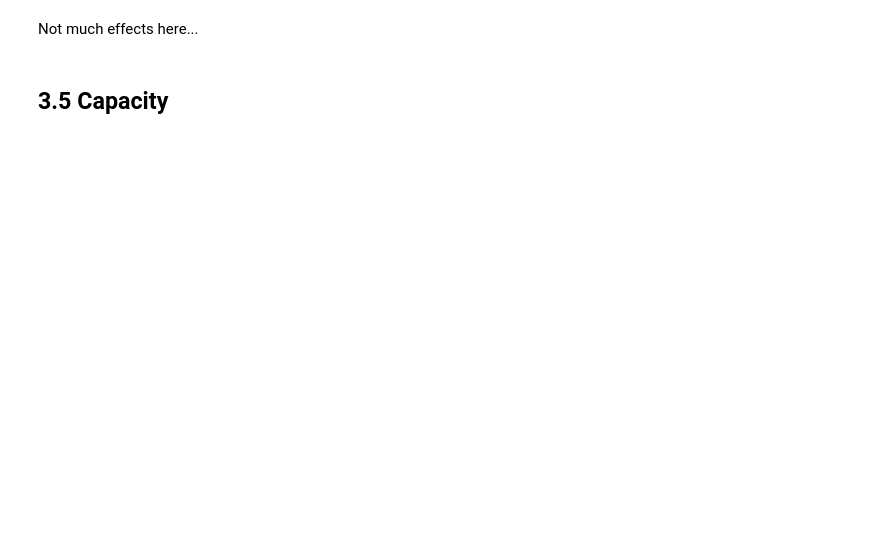
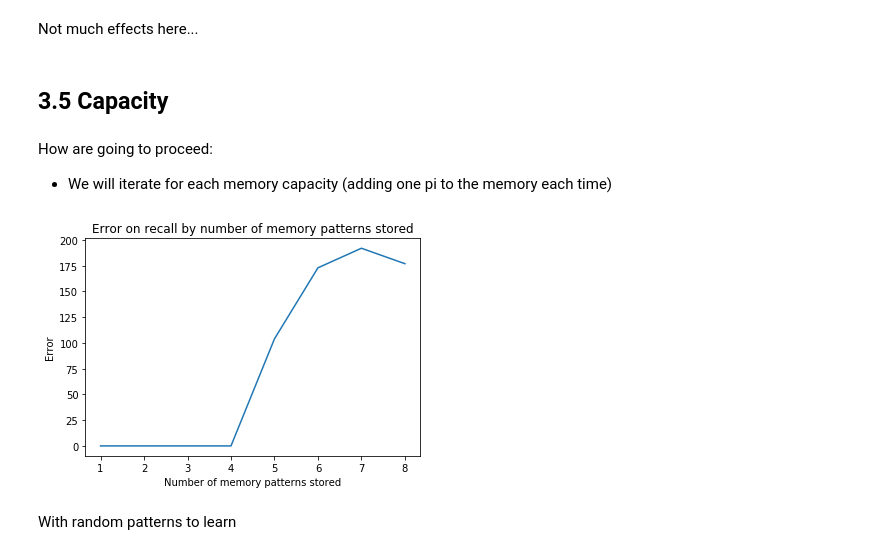
Before and after one commit to romainrey/ANN_DD2437, a Jupyter notebook: Labs_Code/Lab3/Lab3 Romain.ipynb, the cells around one changed output. Saved outputs shown, nothing was run; the diff lists cells and outputs as text; code cells hidden in the pictures; blank space fills up the shorter version.

```diff
--- a/Labs_Code/Lab3/Lab3 Romain.ipynb
+++ b/Labs_Code/Lab3/Lab3 Romain.ipynb
@@ -403,3 +404,25 @@ For p 3 , First % to give a non perfect recall: 10
 Not much effects here...
 # %% [markdown]
 ## 3.5 Capacity
+# %% [markdown]
+How are going to proceed:
+- We will iterate for each memory capacity (adding one pi to the memory each time)
+# %%
+error_list_avg_p = [0] #Error initialized at 0 because if we store only p1 and try to recall p1 it will work every time
+
+for p_added in range(1,8): #iterating over number of memory patterns
+    w = create_w([np.array([pict[i,:]]) for i in range(p_added)], 1024)
+    vect = convergence(w, pict[0,:])
+    error = np.sum(abs(vect-pict[0,:]))/2
+    error_list_avg_p.append(error)
+# %%
+fig, ax = plt.subplots()
+ax.plot([i for i in range(1,9)],error_list_avg_p)
+ax.set_title('Error on recall by number of memory patterns stored')
+ax.set_xlabel('Number of memory patterns stored')
+ax.set_ylabel('Error')
+plt.show()
+# %% [output]
+[figure, added]
+# %% [markdown]
+With random patterns to learn
```
Also changed, not shown: parts of 30 cells of this notebook.
